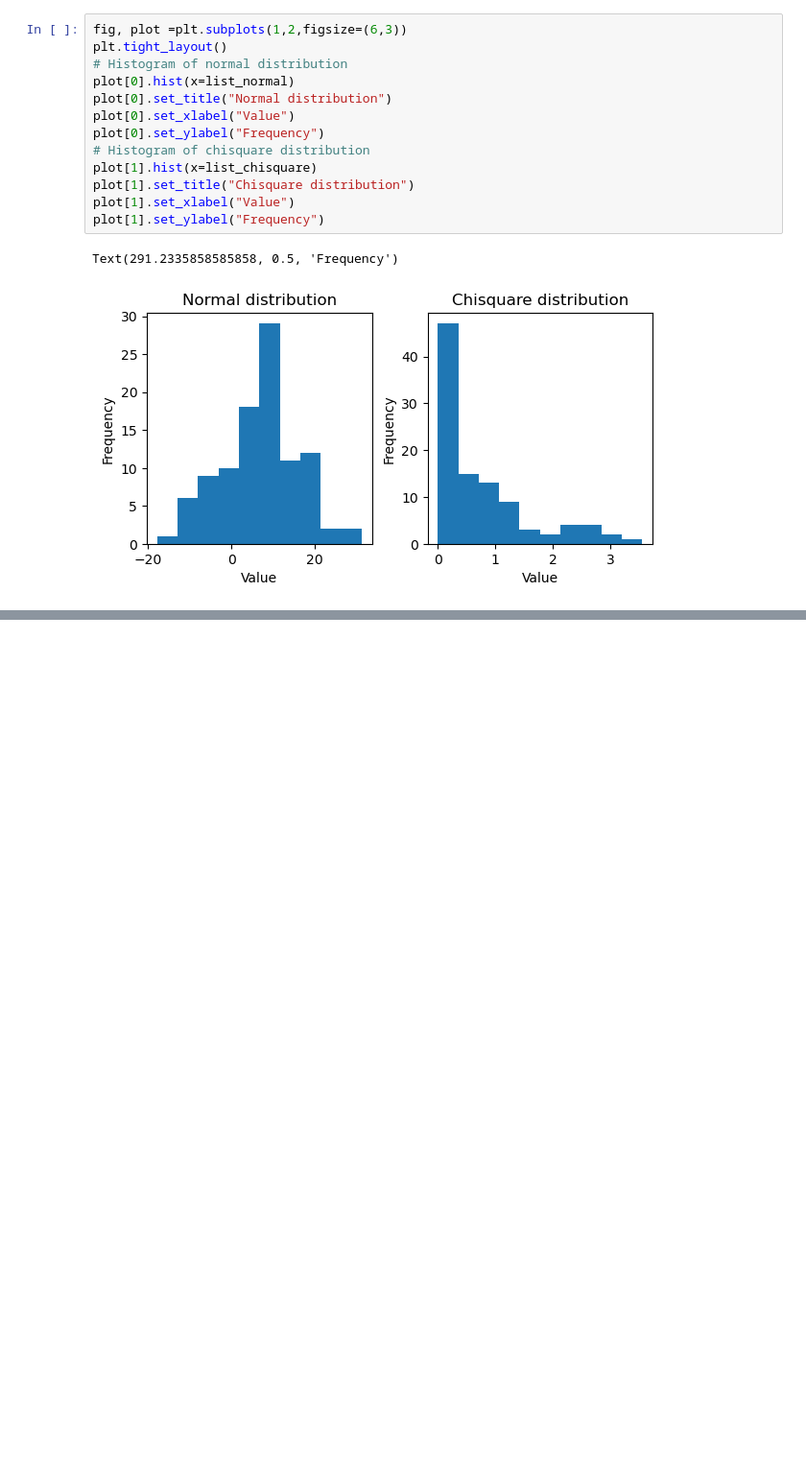
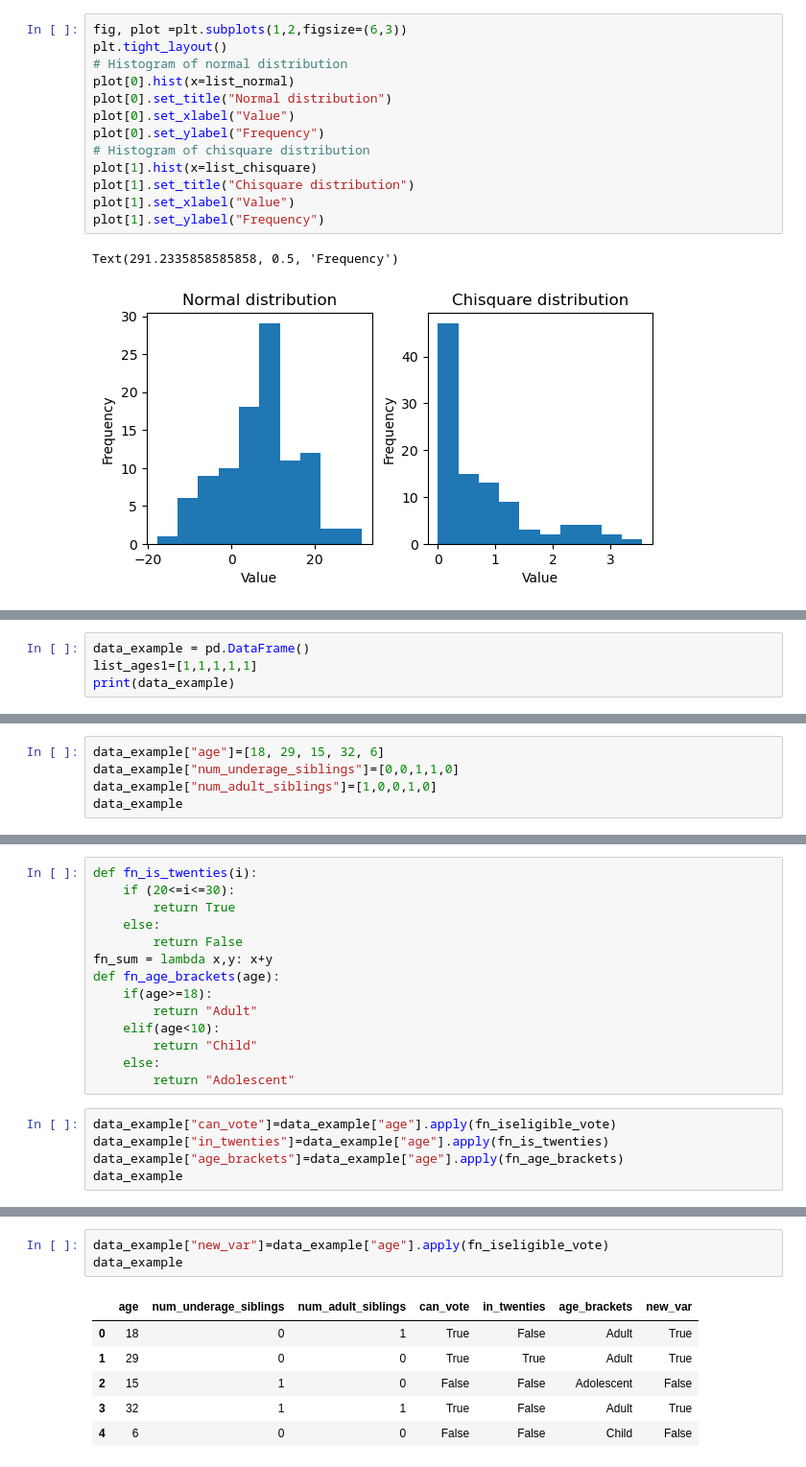
Before and after one commit to BaoTruong1/qtm151spring2024, a Jupyter notebook: Lecture 01/example.ipynb, the cells around one changed output, grey strips where cells are left out. Shown: that part at 96% size. Drawn from its saved outputs; the diff is of its cells as text; blank space fills up the shorter version.

```diff
--- a/Lecture 01/example.ipynb
+++ b/Lecture 01/example.ipynb
@@ -338,0 +422,4 @@ for sample_size in sample_size_list:
+# %%
+data_example = pd.DataFrame()
+list_ages1=[1,1,1,1,1]
+print(data_example)
@@ -338,0 +430,5 @@ for sample_size in sample_size_list:
+# %%
+data_example["age"]=[18, 29, 15, 32, 6]
+data_example["num_underage_siblings"]=[0,0,1,1,0]
+data_example["num_adult_siblings"]=[1,0,0,1,0]
+data_example
@@ -338,0 +442,19 @@ for sample_size in sample_size_list:
+# %%
+def fn_is_twenties(i):
+    if (20<=i<=30):
+        return True
+    else:
+        return False
+fn_sum = lambda x,y: x+y
+def fn_age_brackets(age):
+    if(age>=18):
+        return "Adult"
+    elif(age<10):
+        return "Child"
+    else:
+        return "Adolescent"
+# %%
+data_example["can_vote"]=data_example["age"].apply(fn_iseligible_vote)
+data_example["in_twenties"]=data_example["age"].apply(fn_is_twenties)
+data_example["age_brackets"]=data_example["age"].apply(fn_age_brackets)
+data_example
@@ -338,0 +468,10 @@ for sample_size in sample_size_list:
+# %%
+data_example["new_var"]=data_example["age"].apply(fn_iseligible_vote)
+data_example
+# %% [output]
+|  | age | num_underage_siblings | num_adult_siblings | can_vote | in_twenties | age_brackets | new_var |
+| 0 | 18 | 0 | 1 | True | False | Adult | True |
+| 1 | 29 | 0 | 0 | True | True | Adult | True |
+| 2 | 15 | 1 | 0 | False | False | Adolescent | False |
+| 3 | 32 | 1 | 1 | True | False | Adult | True |
+| 4 | 6 | 0 | 0 | False | False | Child | False |
```
Also changed, not shown: parts of 19 cells of this notebook, 10 other files.
